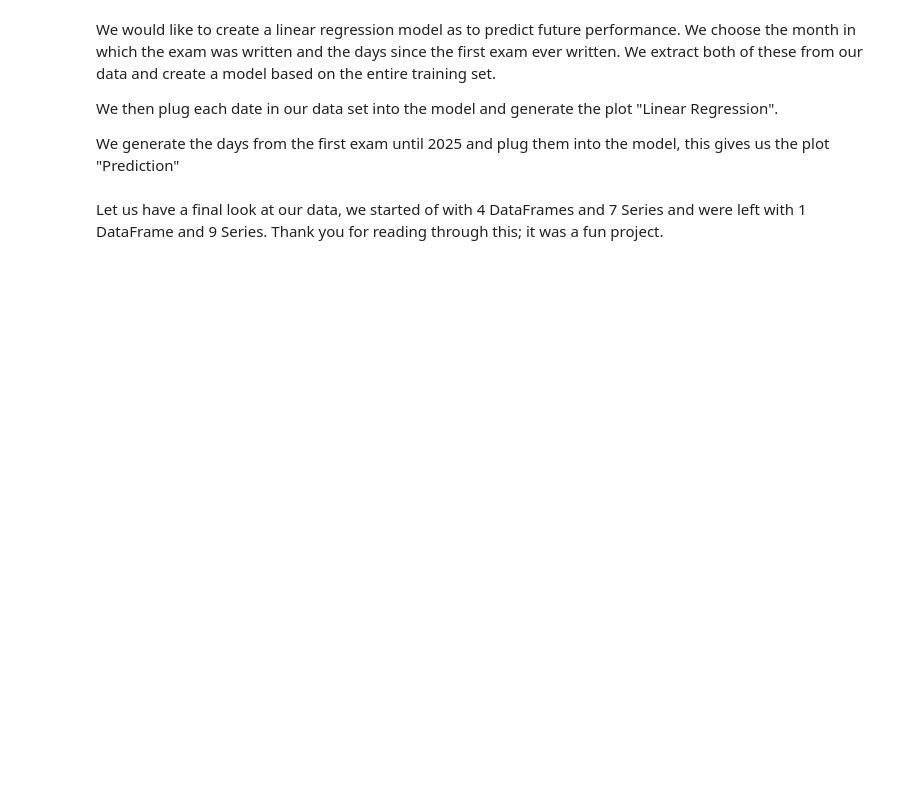
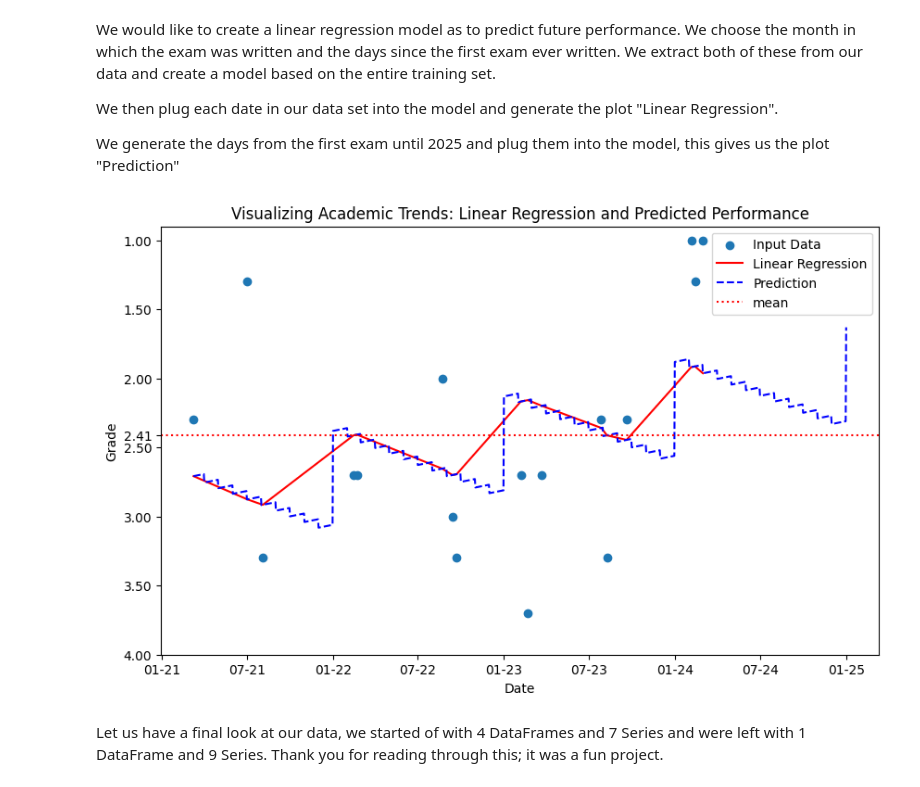
Before and after one commit to Kena-Njonge/Grade_Analysis, a Jupyter notebook: Grade_analysis2.ipynb, the cells around one changed output. Saved outputs shown, nothing was run; the diff lists cells and outputs as text; code cells hidden in the pictures; blank space fills up the shorter version.

```diff
--- a/Grade_analysis2.ipynb
+++ b/Grade_analysis2.ipynb
@@ -162,35 +217,37 @@ future_predicted_grades = model.predict(future_X)
 fig, ax = plt.subplots(figsize=(10, 6))
 
 # Plot data as a scatter plot
-ax.scatter(grades_df['Datum'], grades_df['Note'], label='Data')
+ax.scatter(grades_df['Datum'], grades_df['Note'], label='Input Data')
 
 # Plot regression line for existing data
 ax.plot(grades_df['Datum'], predicted_grades, color='red', label='Linear Regression')
 
 # Plot extension of regression line into the future
 ax.plot(future_dates, future_predicted_grades, color='blue', linestyle='--', label='Prediction')
 
 #Plot the mean grade as a horizontal line
 ax.axhline(mean_grade, color="red", linestyle=":",label="mean")
 ax.set_yticks([mean_grade,1,1.5,2,2.5,3,3.5,4])
 
 # Set date format to display only month and year
 ax.xaxis.set_major_formatter(mdates.DateFormatter('%m-%y'))
 
 # Set the y-axis range
 ax.set_ylim(0.9, 4)
 
 # Reverse the y-axis
 ax.invert_yaxis()
 
 # Set title, labels and legend
 ax.set_title('Visualizing Academic Trends: Linear Regression and Predicted Performance')
 ax.set_xlabel('Date')
 ax.set_ylabel('Grade')
 ax.legend()
 
 # Show plot
 plt.show()
+# %% [output]
+[figure, added]
 # %% [markdown]
 Let us have a final look at our data, we started of with 4 DataFrames and 7 Series and were left with 1 DataFrame and 9 Series. Thank you for reading through this; it was a fun project.
 # %%
```
Also changed, not shown: parts of 7 cells of this notebook.
